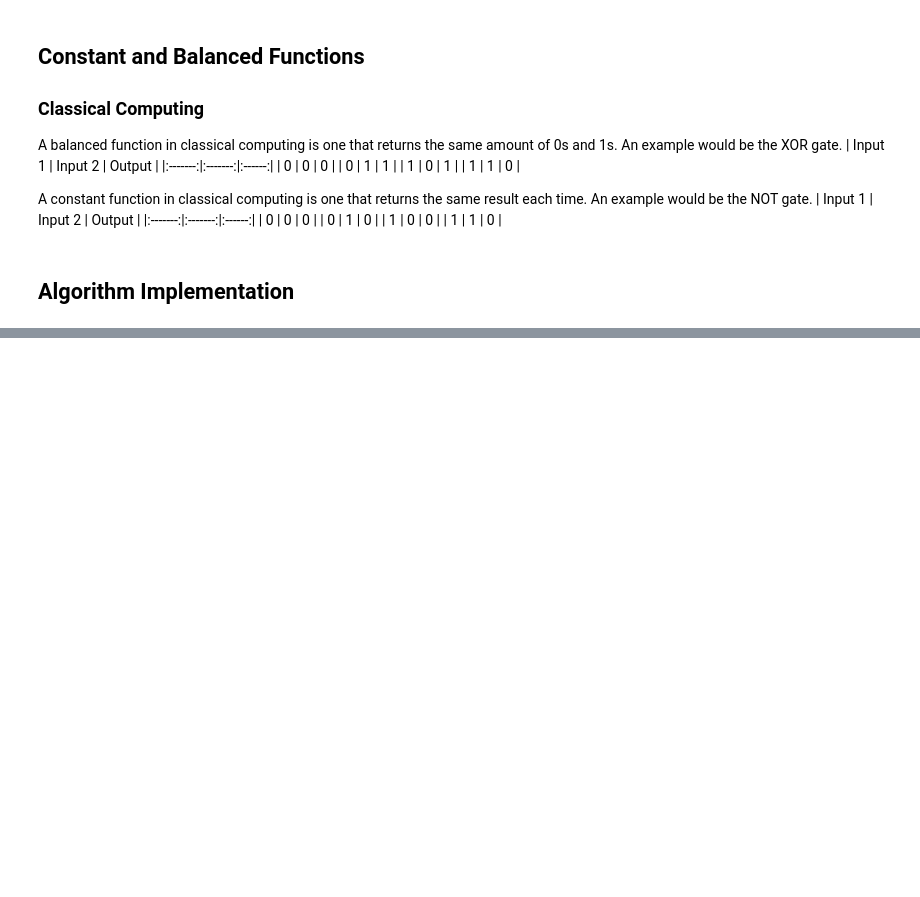
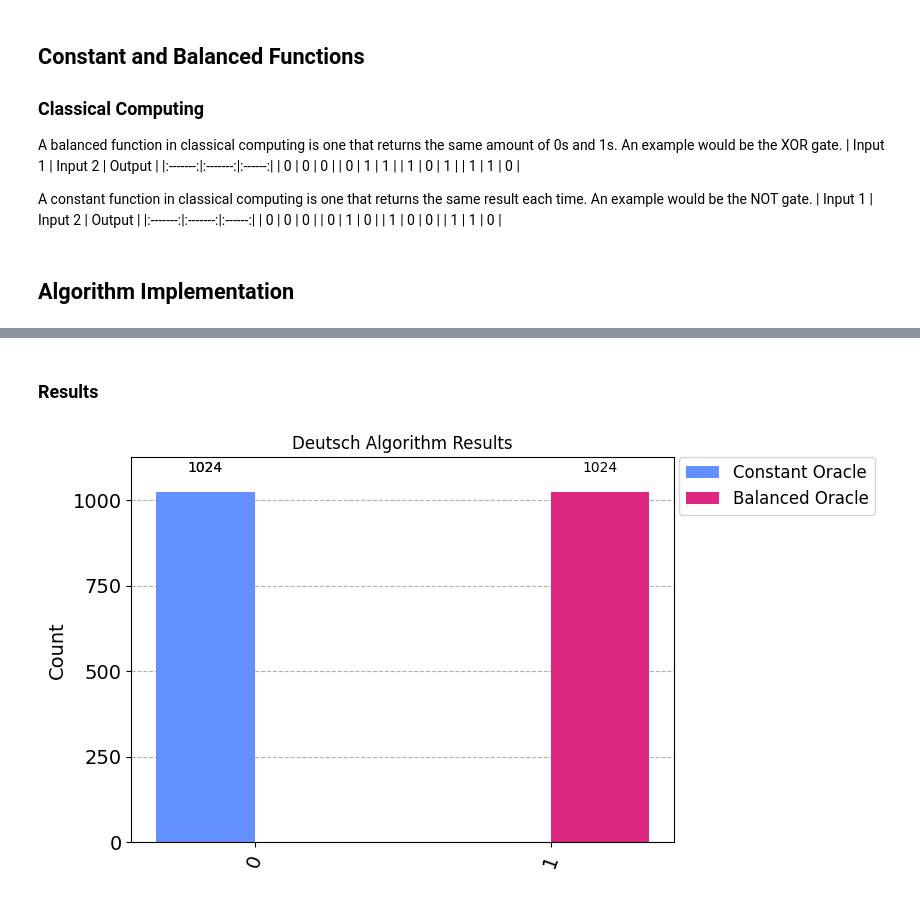
Before and after one commit to Adrian-Holk-Lebinski/Emerging-Technologies, a Jupyter notebook: project.ipynb, the cells around one changed output, grey strips where cells are left out. Drawn from its saved outputs; the diff is of its cells as text; code cells hidden in the pictures; blank space fills up the shorter version.

```diff
--- a/project.ipynb
+++ b/project.ipynb
@@ -180,0 +178,14 @@ For the Balanced Oracle, you should see a histogram with bars at both 0 and 1, e
+# %% [markdown]
+### Results
+# %%
+transpiled_constant_circuit = transpile(constant_circuit, simulator)
+transpiled_balanced_circuit = transpile(balanced_circuit, simulator)
+
+result_constant = simulator.run(transpiled_constant_circuit).result()
+result_balanced = simulator.run(transpiled_balanced_circuit).result()
+
+plot_histogram([result_constant.get_counts(), result_balanced.get_counts()],
+                legend=['Constant Oracle', 'Balanced Oracle'],
+                title='Deutsch Algorithm Results')
+# %% [output]
+[figure, added]
```
Also changed, not shown: parts of 11 cells of this notebook.
